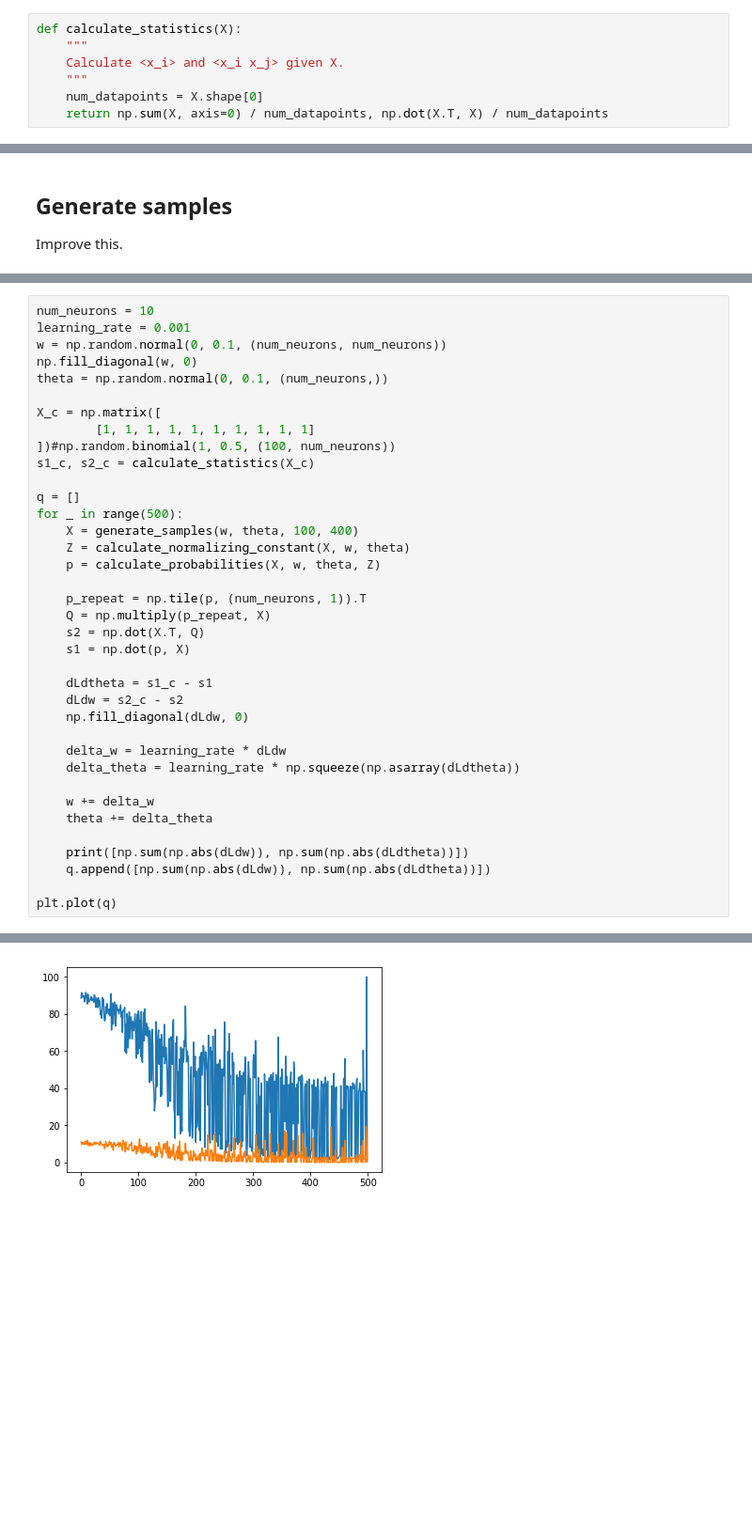
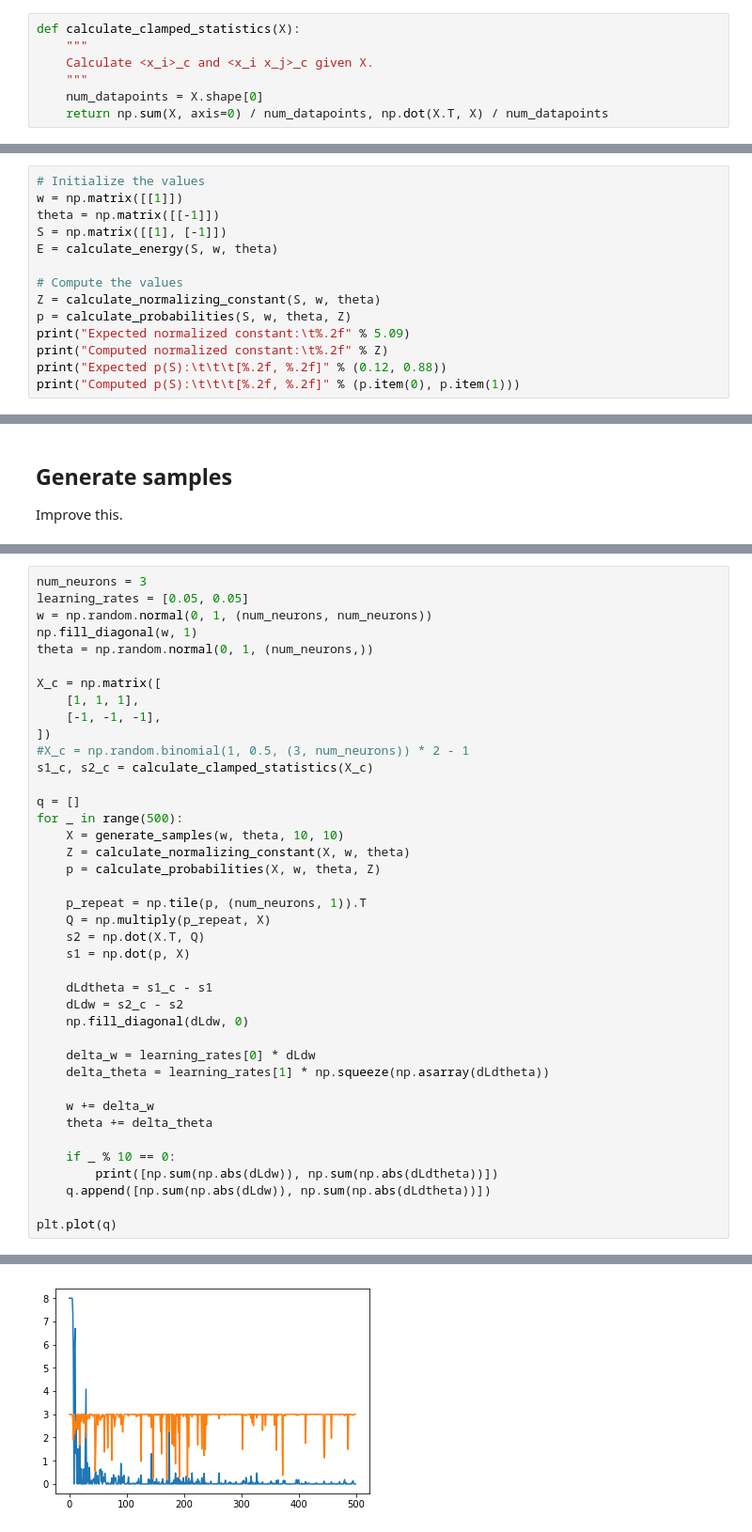
Before and after one commit to kevin91nl/machine-learning, a Jupyter notebook: boltzmann/Boltzmann2.ipynb, the cells around one changed output, grey strips where cells are left out. Shown at 94% size. Drawn from its saved outputs; the diff is of its cells as text; blank space fills up the shorter version.

```diff
--- a/boltzmann/Boltzmann2.ipynb
+++ b/boltzmann/Boltzmann2.ipynb
@@ -14,7 +30,7 @@ In the next section, functions are defined for calculating $\langle x_i \rangle$
 # %%
-def calculate_statistics(X):
+def calculate_clamped_statistics(X):
     """
-    Calculate <x_i> and <x_i x_j> given X.
+    Calculate <x_i>_c and <x_i x_j>_c given X.
     """
     num_datapoints = X.shape[0]
     return np.sum(X, axis=0) / num_datapoints, np.dot(X.T, X) / num_datapoints
@@ -34,0 +177,14 @@ def calculate_normalizing_constant(samples, w, theta):
+# %%
+# Initialize the values
+w = np.matrix([[1]])
+theta = np.matrix([[-1]])
+S = np.matrix([[1], [-1]])
+E = calculate_energy(S, w, theta)
+
+# Compute the values
+Z = calculate_normalizing_constant(S, w, theta)
+p = calculate_probabilities(S, w, theta, Z)
+print("Expected normalized constant:\t%.2f" % 5.09)
+print("Computed normalized constant:\t%.2f" % Z)
+print("Expected p(S):\t\t\t[%.2f, %.2f]" % (0.12, 0.88))
+print("Computed p(S):\t\t\t[%.2f, %.2f]" % (p.item(0), p.item(1)))
@@ -96,18 +231,20 @@ array([[ 1.,  1.],
 # %%
-num_neurons = 10
-learning_rate = 0.001
-w = np.random.normal(0, 0.1, (num_neurons, num_neurons))
-np.fill_diagonal(w, 0)
-theta = np.random.normal(0, 0.1, (num_neurons,))
+num_neurons = 3
+learning_rates = [0.05, 0.05]
+w = np.random.normal(0, 1, (num_neurons, num_neurons))
+np.fill_diagonal(w, 1)
+theta = np.random.normal(0, 1, (num_neurons,))
 
 X_c = np.matrix([
-        [1, 1, 1, 1, 1, 1, 1, 1, 1, 1]
-])#np.random.binomial(1, 0.5, (100, num_neurons))
-s1_c, s2_c = calculate_statistics(X_c)
+    [1, 1, 1],
+    [-1, -1, -1],
+])
+#X_c = np.random.binomial(1, 0.5, (3, num_neurons)) * 2 - 1
+s1_c, s2_c = calculate_clamped_statistics(X_c)
 
 q = []
 for _ in range(500):
-    X = generate_samples(w, theta, 100, 400)
+    X = generate_samples(w, theta, 10, 10)
     Z = calculate_normalizing_constant(X, w, theta)
     p = calculate_probabilities(X, w, theta, Z)
 
@@ -120,13 +257,14 @@ for _ in range(500):
     dLdw = s2_c - s2
     np.fill_diagonal(dLdw, 0)
 
-    delta_w = learning_rate * dLdw
-    delta_theta = learning_rate * np.squeeze(np.asarray(dLdtheta))
+    delta_w = learning_rates[0] * dLdw
+    delta_theta = learning_rates[1] * np.squeeze(np.asarray(dLdtheta))
 
     w += delta_w
     theta += delta_theta
 
-    print([np.sum(np.abs(dLdw)), np.sum(np.abs(dLdtheta))])
+    if _ % 10 == 0:
+        print([np.sum(np.abs(dLdw)), np.sum(np.abs(dLdtheta))])
     q.append([np.sum(np.abs(dLdw)), np.sum(np.abs(dLdtheta))])
 
 plt.plot(q)
@@ -151,4 +289,4 @@ plt.plot(q)
 [<matplotlib.lines.Line2D at 0x...>,
  <matplotlib.lines.Line2D at 0x...>]
-[figure, old version]
+[figure, new version]
 # %%
```
Also changed, not shown: parts of 24 cells of this notebook, 2 other files.
